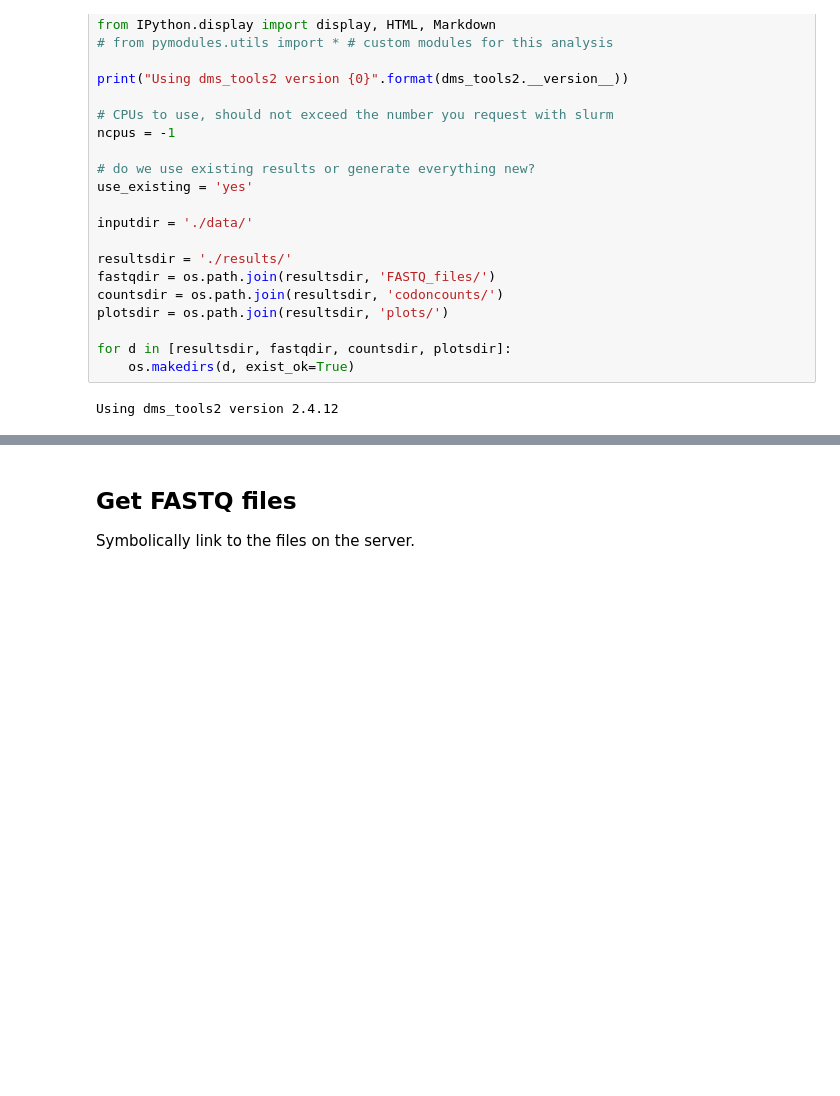
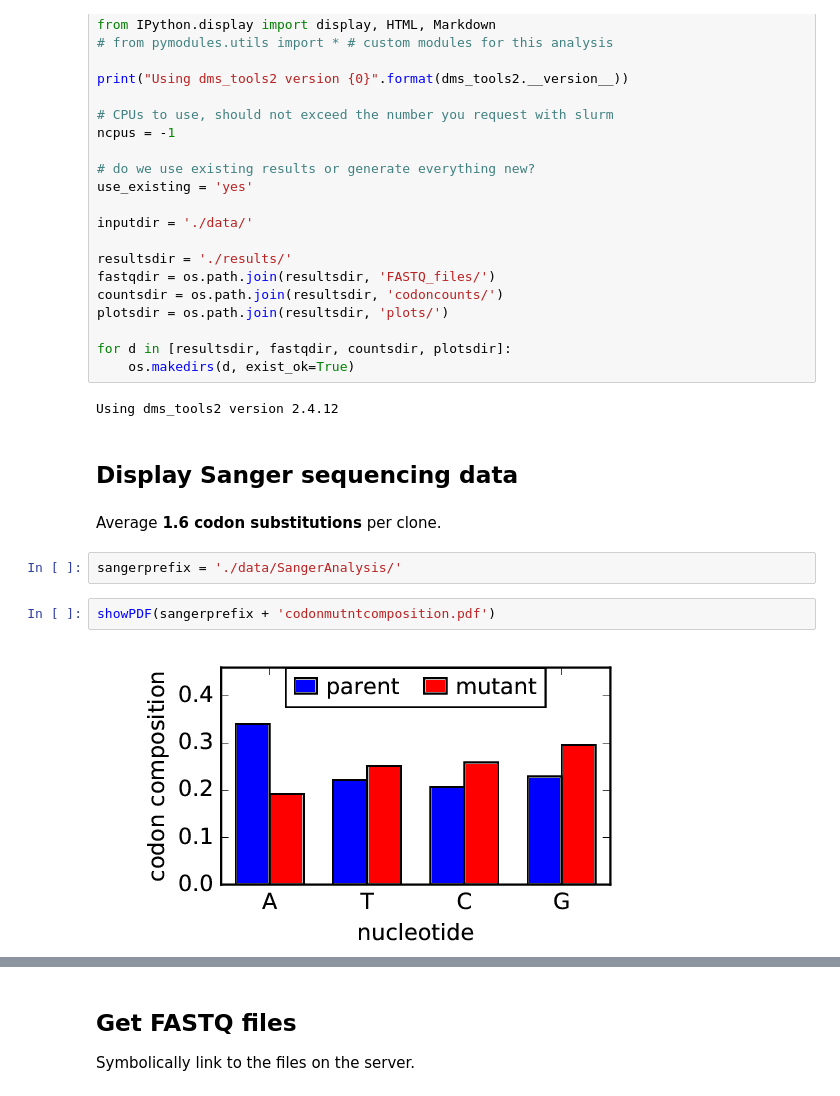
Before and after one commit to jbloomlab/Perth2009-reversegen-DMS, a Jupyter notebook: analysis_notebook.ipynb, the cells around one changed output, grey strips where cells are left out. Cells and saved outputs as stored; diff of their text form; blank space fills up the shorter version.

Commit message:
add Sanger analysis to nb

```diff
--- a/analysis_notebook.ipynb
+++ b/analysis_notebook.ipynb
@@ -40,3 +40,13 @@ for d in [resultsdir, fastqdir, countsdir, plotsdir]:
     os.makedirs(d, exist_ok=True)
 # %% [output]
 Using dms_tools2 version 2.4.12
+# %% [markdown]
+## Display Sanger sequencing data
+# %% [markdown]
+Average **1.6 codon substitutions** per clone.
+# %%
+sangerprefix = './data/SangerAnalysis/'
+# %%
+showPDF(sangerprefix + 'codonmutntcomposition.pdf')
+# %% [output]
+[figure, added]
```
Also changed, not shown: parts of 5 cells of this notebook.
